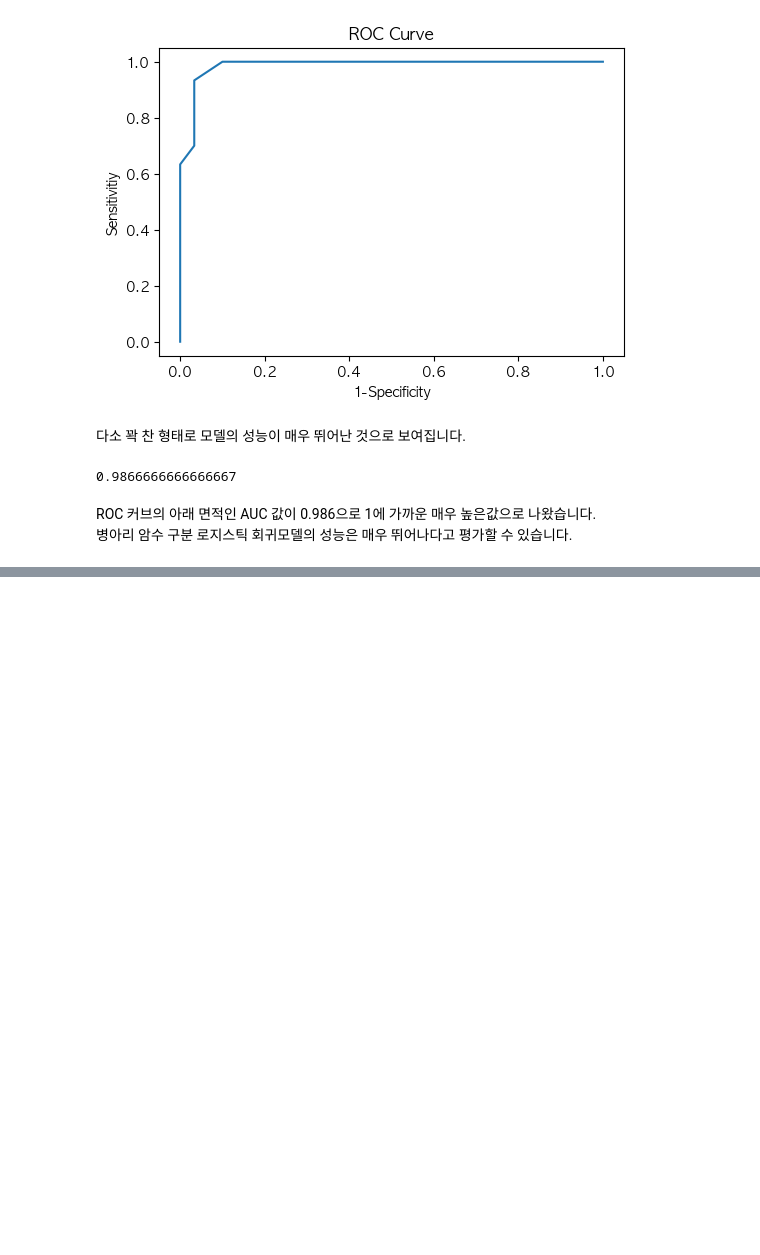
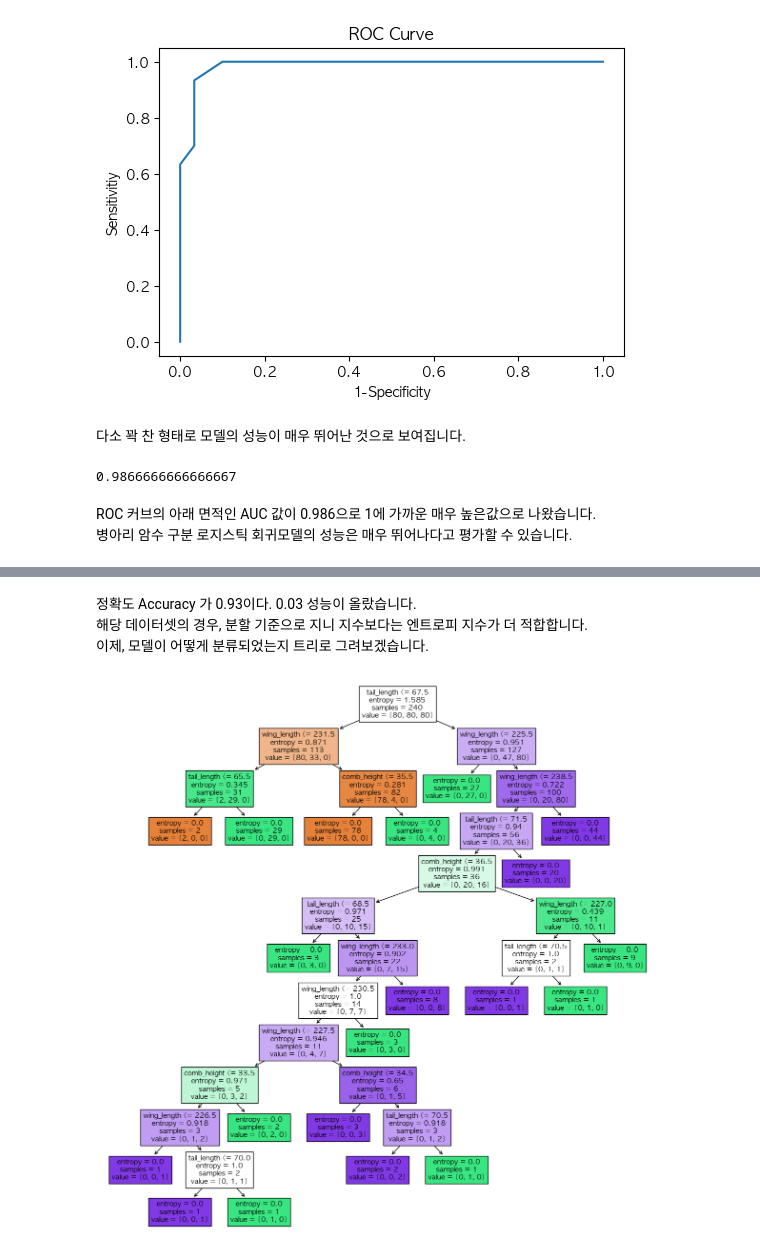
Before and after one commit to hyejinbeck/Chick-Growth, a Jupyter notebook: Analysis.ipynb, the cells around one changed output, grey strips where cells are left out. Saved outputs shown, nothing was run; the diff lists cells and outputs as text; code cells hidden in the pictures; blank space fills up the shorter version.

Commit message:
7-2.Decision Tree

```diff
--- a/Analysis.ipynb
+++ b/Analysis.ipynb
@@ -1350,0 +1438,10 @@ ROC 커브의 아래 면적인 AUC 값이 0.986으로 1에 가까운 매우 높
+# %%
+########################## train, test 에서 각각 x용, y용 분할
+
+x_train = df_train.iloc[:,0:3].values    # breeds컬럼만 빼고 모두 (features)
+y_train = df_train.iloc[:,3].values      # breeds컬럼만 (target label)
+
+x_test = df_test.iloc[:,0:3].values
+y_test = df_test.iloc[:,3].values
+
+########################## 나이브 베이즈 분류 알고리즘 학습시키기 위해서 sklearn을 사용 = ndarray타입
@@ -1350,0 +1663,14 @@ ROC 커브의 아래 면적인 AUC 값이 0.986으로 1에 가까운 매우 높
+# %%
+################################ 기본 분할 기준 criterion : 지니지수 ----> 엔트로피 지수
+
+# 모델 구축 및 학습
+model_tree2 = DecisionTreeClassifier(criterion = 'entropy').fit(x_train, y_train)
+
+# 예측값 생성
+y_pred_tree2 = model_tree.predict(x_test)
+
+# 예측 결과 평가  (실제값, 예측값)
+print(confusion_matrix(y_test, y_pred_tree2))
+
+# 정밀도 Precision, 민감도 Recall 확인
+print(classification_report(y_test,y_pred_tree2))
@@ -1350,0 +1690,12 @@ ROC 커브의 아래 면적인 AUC 값이 0.986으로 1에 가까운 매우 높
+# %% [markdown]
+정확도 Accuracy 가 0.93이다. 0.03 성능이 올랐습니다. <br>
+해당 데이터셋의 경우, 분할 기준으로 지니 지수보다는 엔트로피 지수가 더 적합합니다. <br>
+이제, 모델이 어떻게 분류되었는지 트리로 그려보겠습니다.
+# %%
+import matplotlib.pyplot as plt
+
+plt.figure(figsize=(15,15))
+plot_tree(model_tree2, feature_names = ['wing_length','tail_length','comb_height'],filled = True)
+plt.show()
+# %% [output]
+[figure, added]
```
Also changed, not shown: parts of 42 cells of this notebook.
